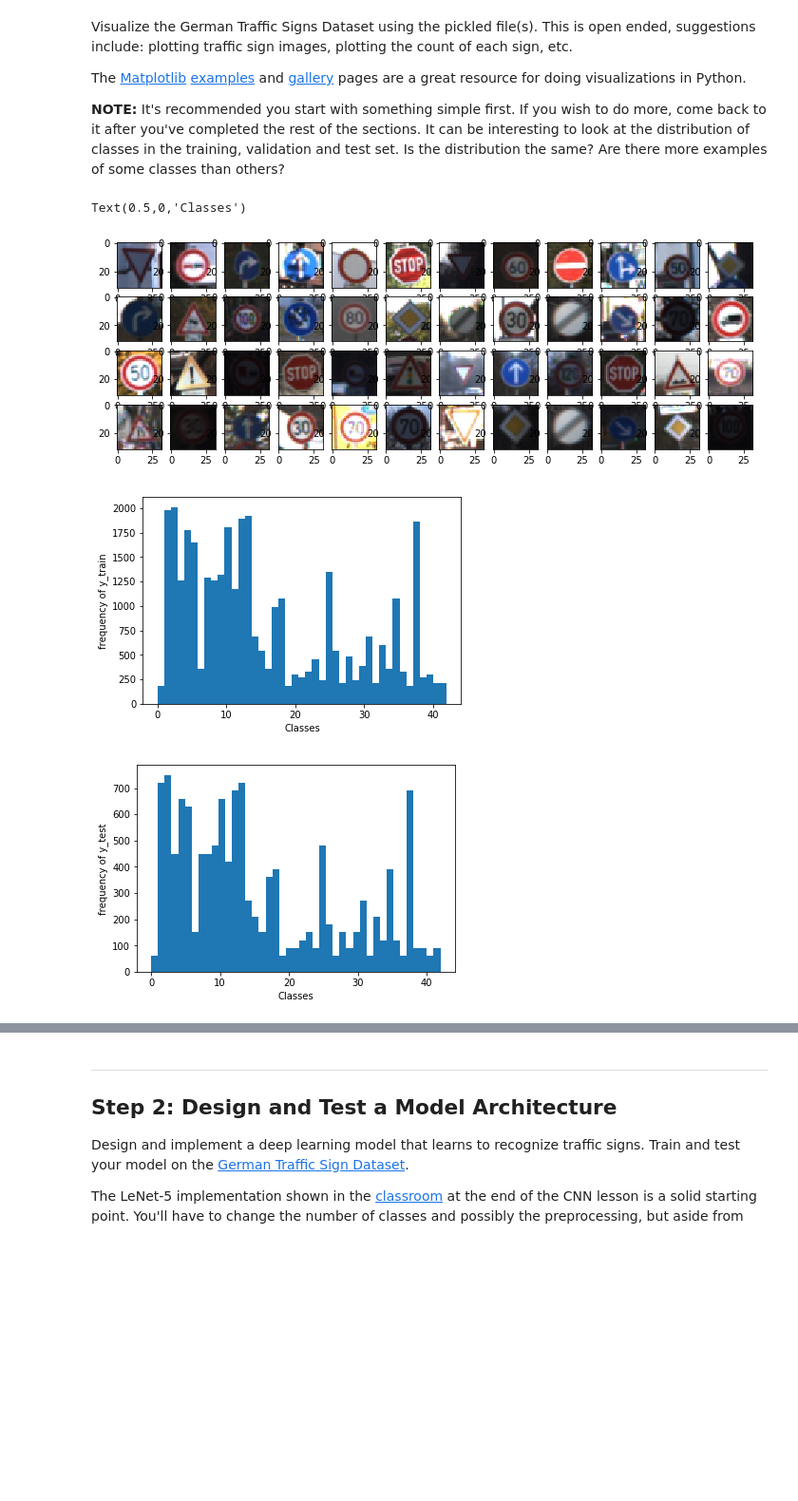
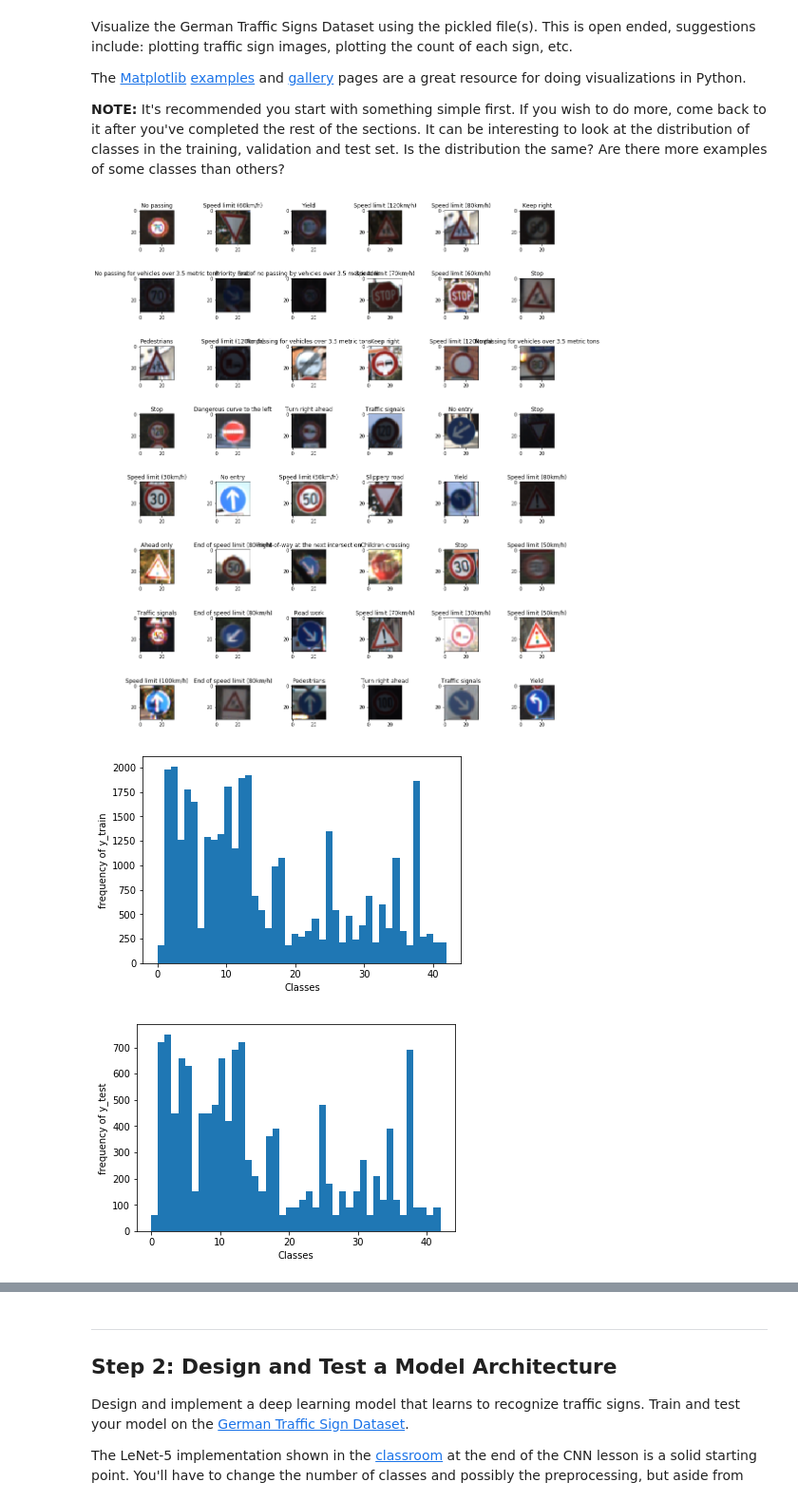
Before and after one commit to thejerrytan/CarND-Traffic-Sign-Classifier-Project, a Jupyter notebook: Traffic_Sign_Classifier.ipynb, the cells around one changed output, grey strips where cells are left out. Shown: that part at 95% size. Drawn from its saved outputs; the diff is of its cells as text; code cells hidden in the pictures; blank space fills up the shorter version.

Commit message:
augmentation, grayscaling and report

```diff
--- a/Traffic_Sign_Classifier.ipynb
+++ b/Traffic_Sign_Classifier.ipynb
@@ -58,6 +58,10 @@ Complete the basic data summary below. Use python, numpy and/or pandas methods t
 ### Replace each question mark with the appropriate value.
 ### Use python, pandas or numpy methods rather than hard coding the results
 import pandas as pd
+
+# Read signnames.csv
+labelDF = pd.read_csv("./signnames.csv")
+labelMapping = labelDF.to_dict()
 
 # TODO: Number of training examples
 n_train = X_train.shape[0]
@@ -76,6 +80,7 @@ n_classes = len(set(y_train))
 
 print("Number of training examples =", n_train)
 print("Number of testing examples =", n_test)
+print("Number of validation examples =", n_validation)
 print("Image data shape =", image_shape)
 print("Number of classes =", n_classes)
 # %% [output]
@@ -94,40 +100,47 @@ The [Matplotlib](http://matplotlib.org/) [examples](http://matplotlib.org/exampl
 # %%
 ### Data exploration visualization code goes here.
 ### Feel free to use as many code cells as needed.
 import matplotlib.pyplot as plt
 import numpy as np
 # Visualizations will be shown in the notebook.
 %matplotlib inline
-NUM_ROWS = 4
-NUM_COLS = 12
+NUM_ROWS = 8
+NUM_COLS = 6
 
 # Display 48 randomly chosen images from the training set
-plt.figure(figsize=(12, 4))
+plt.figure(figsize=(16, 20))
+plt.subplots_adjust(hspace=1.0, wspace=1.0)
 for i in range(0,NUM_ROWS):
     for j in range(1,NUM_COLS+1):
-        plt.subplot(NUM_ROWS, NUM_COLS, i * NUM_COLS + j)
-        plt.imshow(X_train[np.random.randint(0,X_train.shape[0])])
+        idx = np.random.randint(0,X_train.shape[0])
+        label = y_train[idx]
+        ax = plt.subplot(NUM_ROWS, NUM_COLS, i * NUM_COLS + j)
+        ax.set_title(labelMapping['SignName'][label])
+        plt.imshow(X_train[idx])
+plt.savefig("./report/visualization")
 
 # Distribution of training labels
 plt.figure()
 plt.hist(y_train, bins=n_classes)
 plt.ylabel("frequency of y_train")
 plt.xlabel("Classes")
+plt.savefig("./report/histogram_train")
 
 # Distribution of test labels
 plt.figure()
 plt.hist(y_test, bins=n_classes)
 plt.ylabel("frequency of y_test")
 plt.xlabel("Classes")
+plt.savefig("./report/histogram_test")
 
 # Distribution of validation labels
 plt.figure()
 plt.hist(y_valid, bins=n_classes)
 plt.ylabel("frequency of y_validation")
 plt.xlabel("Classes")
+plt.savefig("./report/histogram_validation")
 # %% [output]
-Text(0.5,0,'Classes')
-[figure, old version]
+[figure, new version]
 [figure]
 [figure]
 [figure]
```
Also changed, not shown: parts of 15 cells of this notebook, 14 other files.
